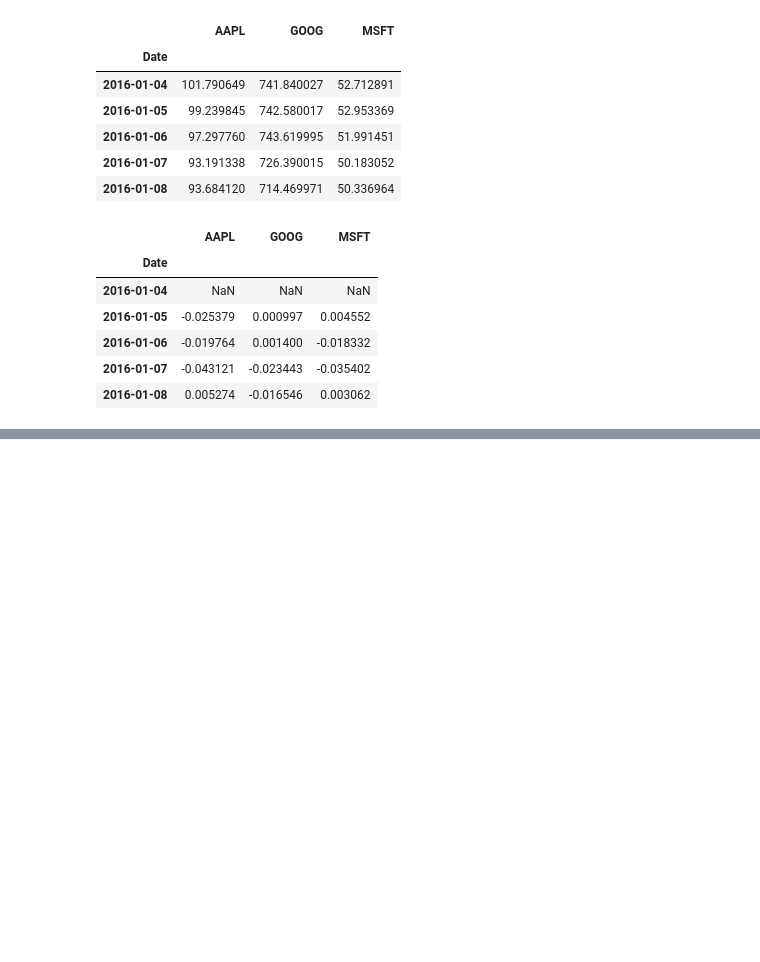
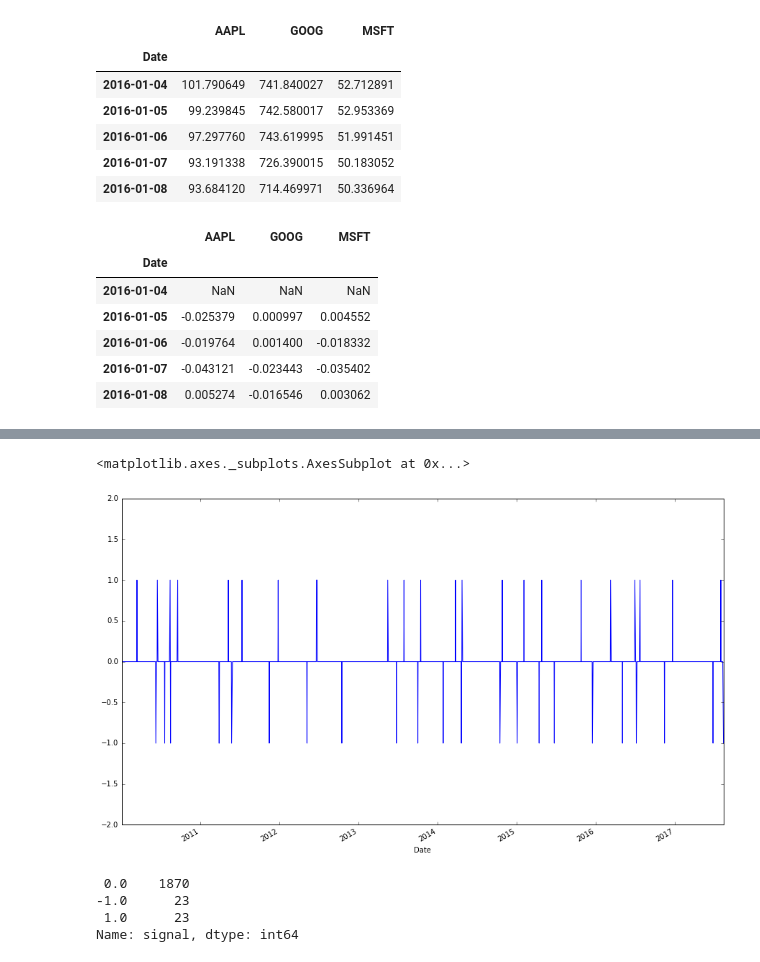
Before and after one commit to rabbitofcam/sunday_project, a Jupyter notebook: StockMarketData.ipynb, the cells around one changed output, grey strips where cells are left out. Saved outputs shown, nothing was run; the diff lists cells and outputs as text; code cells hidden in the pictures; blank space fills up the shorter version.

```diff
--- a/StockMarketData.ipynb
+++ b/StockMarketData.ipynb
@@ -145,0 +213,6 @@ stock_change.plot(kind = 'hist', bins = 40, alpha = 0.6)
+# %%
+regime_org = apple.ix[-1, 'regime']
+apple.ix[-1, 'regime'] = 0
+apple['signal'] = np.sign(apple['regime'] - apple['regime'].shift(1))
+apple.ix[-1, 'regime'] = regime_org
+apple.tail()
@@ -145,0 +227,12 @@ stock_change.plot(kind = 'hist', bins = 40, alpha = 0.6)
+# %%
+apple['signal'].plot(ylim = (-2, 2))
+# %% [output]
+<matplotlib.axes._subplots.AxesSubplot at 0x...>
+[figure, added]
+# %%
+apple.signal.value_counts()
+# %% [output]
+ 0.0    1870
+-1.0      23
+ 1.0      23
+Name: signal, dtype: int64
```
Also changed, not shown: parts of 18 cells of this notebook.
